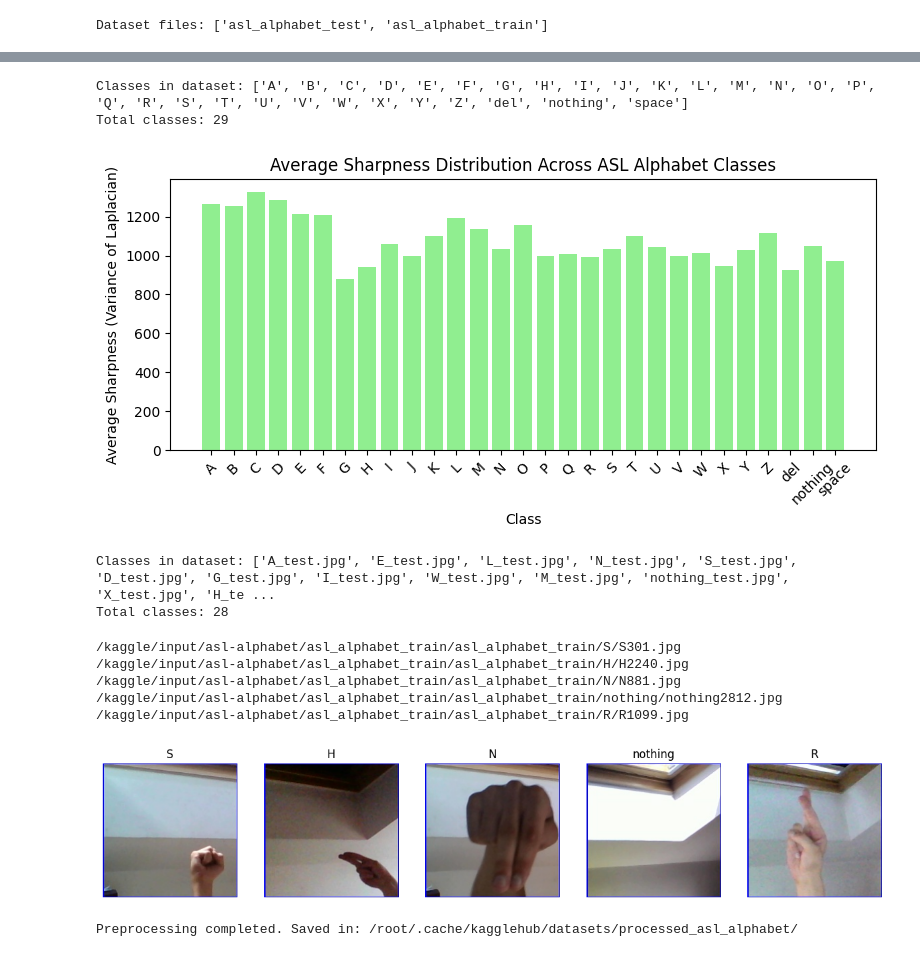
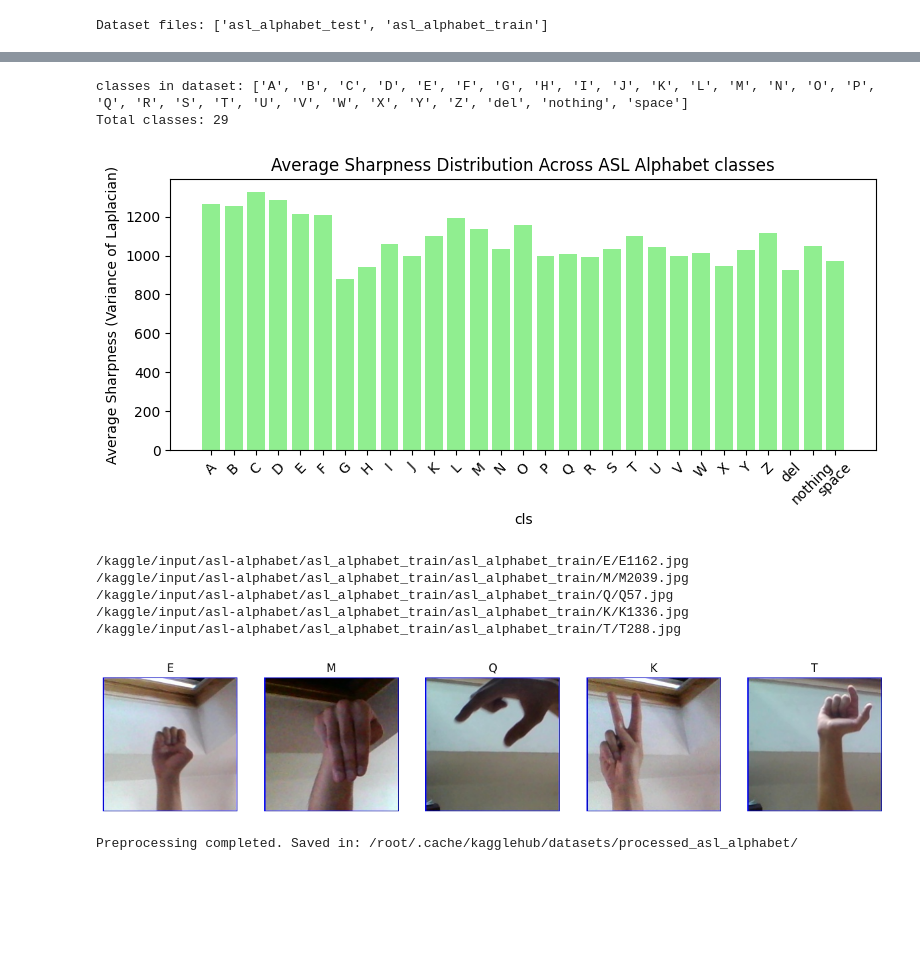
Before and after one commit to Dhaarani13/Project, a Jupyter notebook: preprocessing&EDA_.ipynb, the cells around one changed output, grey strips where cells are left out. Saved outputs shown, nothing was run; the diff lists cells and outputs as text; code cells hidden in the pictures; blank space fills up the shorter version.

```diff
--- a/preprocessing&EDA_.ipynb
+++ b/preprocessing&EDA_.ipynb
@@ -158,30 +153,24 @@ Total classes: 29
 # %%
-import os
-import cv2
-import numpy as np
-import matplotlib.pyplot as plt
-from tqdm import tqdm
-
 # Define dataset path
-dataset_path = "/kaggle/input/asl-alphabet"  # Change this to your actual path
+dataset_path = "/kaggle/input/asl-alphabet"
 train_path = os.path.join(dataset_path, "asl_alphabet_train", "asl_alphabet_train")
 
 # List classes
 classes = sorted(os.listdir(train_path))
-print("Classes in dataset:", classes)
+print("classes in dataset:", classes)
 print("Total classes:", len(classes))
 
 # Initialize dictionary to store sharpness values
 sharpness_dict = {cls: [] for cls in classes}
 
-# Loop through each class and calculate sharpness
+# Loop through each cls and calculate sharpness
 for cls in tqdm(classes, desc="Processing classes for sharpness"):
-    class_path = os.path.join(train_path, cls)
-    image_files = os.listdir(class_path)
+    cls_path = os.path.join(train_path, cls)
+    image_files = os.listdir(cls_path)
 
-    # Limit to a sample if dataset is large (e.g., first 100 images per class)
+    # Limit to a sample if dataset is large
     for img_file in image_files[:100]:
-        img_path = os.path.join(class_path, img_file)
+        img_path = os.path.join(cls_path, img_file)
         img = cv2.imread(img_path)
         gray = cv2.cvtColor(img, cv2.COLOR_BGR2GRAY)
 
@@ -189,67 +178,56 @@ for cls in tqdm(classes, desc="Processing classes for sharpness"):
         laplacian_var = cv2.Laplacian(gray, cv2.CV_64F).var()
         sharpness_dict[cls].append(laplacian_var)
 
-# Compute average sharpness per class
+# Compute average sharpness per cls
 avg_sharpness = {cls: np.mean(vals) for cls, vals in sharpness_dict.items()}
 
 # Plot sharpness distribution
 plt.figure(figsize=(8, 4))
 plt.bar(avg_sharpness.keys(), avg_sharpness.values(), color='lightgreen')
 plt.xticks(rotation=45)
-plt.xlabel('Class')
+plt.xlabel('cls')
 plt.ylabel('Average Sharpness (Variance of Laplacian)')
-plt.title('Average Sharpness Distribution Across ASL Alphabet Classes')
+plt.title('Average Sharpness Distribution Across ASL Alphabet classes')
 plt.tight_layout()
 plt.show()
 # %% [output]
-Classes in dataset: ['A', 'B', 'C', 'D', 'E', 'F', 'G', 'H', 'I', 'J', 'K', 'L', 'M', 'N', 'O', 'P', 'Q', 'R', 'S', 'T', 'U', 'V', 'W', 'X', 'Y', 'Z', 'del', 'nothing', 'space']
+classes in dataset: ['A', 'B', 'C', 'D', 'E', 'F', 'G', 'H', 'I', 'J', 'K', 'L', 'M', 'N', 'O', 'P', 'Q', 'R', 'S', 'T', 'U', 'V', 'W', 'X', 'Y', 'Z', 'del', 'nothing', 'space']
 Total classes: 29
-[figure, old version]
+[figure, new version]
-# %%
-# Listing the classes in asl_alphabet_test
-
-train_path = os.path.join(dataset_path, "asl_alphabet_test" , "asl_alphabet_test")
-clas = os.listdir(train_path)
-
-print("Classes in dataset:", clas)
-print("Total classes:", len(clas))
-# %% [output]
-Classes in dataset: ['A_test.jpg', 'E_test.jpg', 'L_test.jpg', 'N_test.jpg', 'S_test.jpg', 'D_test.jpg', 'G_test.jpg', 'I_test.jpg', 'W_test.jpg', 'M_test.jpg', 'nothing_test.jpg', 'X_test.jpg', 'H_te ...
-Total classes: 28
 # %%
 #function to show random sample images in the dataset and its classes
 def show_sample_images(train_path, num_images=5):
 
     classes = os.listdir(train_path)
 
     fig, axes = plt.subplots(1, num_images, figsize=(15, 5))
 
     for i in range(num_images):
-        class_name = random.choice(classes)
-        class_path = os.path.join(train_path, class_name)
-        image_name = random.choice(os.listdir(class_path))
-        image_path = os.path.join(class_path, image_name)
+        cls_name = random.choice(classes)
+        cls_path = os.path.join(train_path, cls_name)
+        image_name = random.choice(os.listdir(cls_path))
+        image_path = os.path.join(cls_path, image_name)
         print(image_path)
         img = cv2.imread(image_path)
         img = cv2.cvtColor(img, cv2.COLOR_BGR2RGB)
 
         axes[i].imshow(img)
-        axes[i].set_title(class_name)
+        axes[i].set_title(cls_name)
         axes[i].axis("off")
 
     plt.show()
 
 # Full path to the data set
 dataset_path = "/kaggle/input/asl-alphabet/asl_alphabet_train/asl_alphabet_train"
 #Calling the function
 show_sample_images(dataset_path)
 # %% [output]
-/kaggle/input/asl-alphabet/asl_alphabet_train/asl_alphabet_train/S/S301.jpg
-/kaggle/input/asl-alphabet/asl_alphabet_train/asl_alphabet_train/H/H2240.jpg
-/kaggle/input/asl-alphabet/asl_alphabet_train/asl_alphabet_train/N/N881.jpg
-/kaggle/input/asl-alphabet/asl_alphabet_train/asl_alphabet_train/nothing/nothing2812.jpg
-/kaggle/input/asl-alphabet/asl_alphabet_train/asl_alphabet_train/R/R1099.jpg
+/kaggle/input/asl-alphabet/asl_alphabet_train/asl_alphabet_train/E/E1162.jpg
+/kaggle/input/asl-alphabet/asl_alphabet_train/asl_alphabet_train/M/M2039.jpg
+/kaggle/input/asl-alphabet/asl_alphabet_train/asl_alphabet_train/Q/Q57.jpg
+/kaggle/input/asl-alphabet/asl_alphabet_train/asl_alphabet_train/K/K1336.jpg
+/kaggle/input/asl-alphabet/asl_alphabet_train/asl_alphabet_train/T/T288.jpg
-[figure, old version]
+[figure, new version]
 # %%
 
 # Define paths
```
Also changed, not shown: parts of 9 cells of this notebook.
